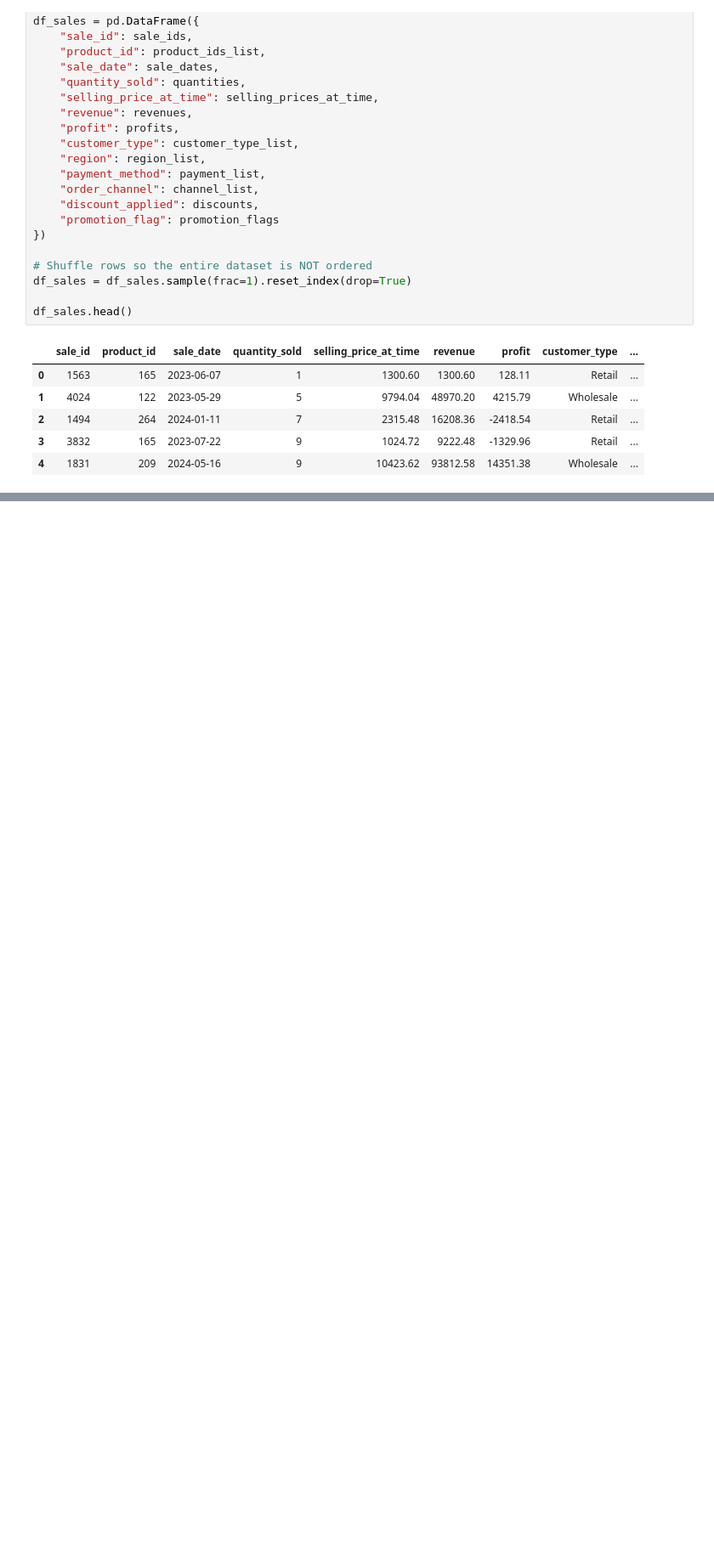
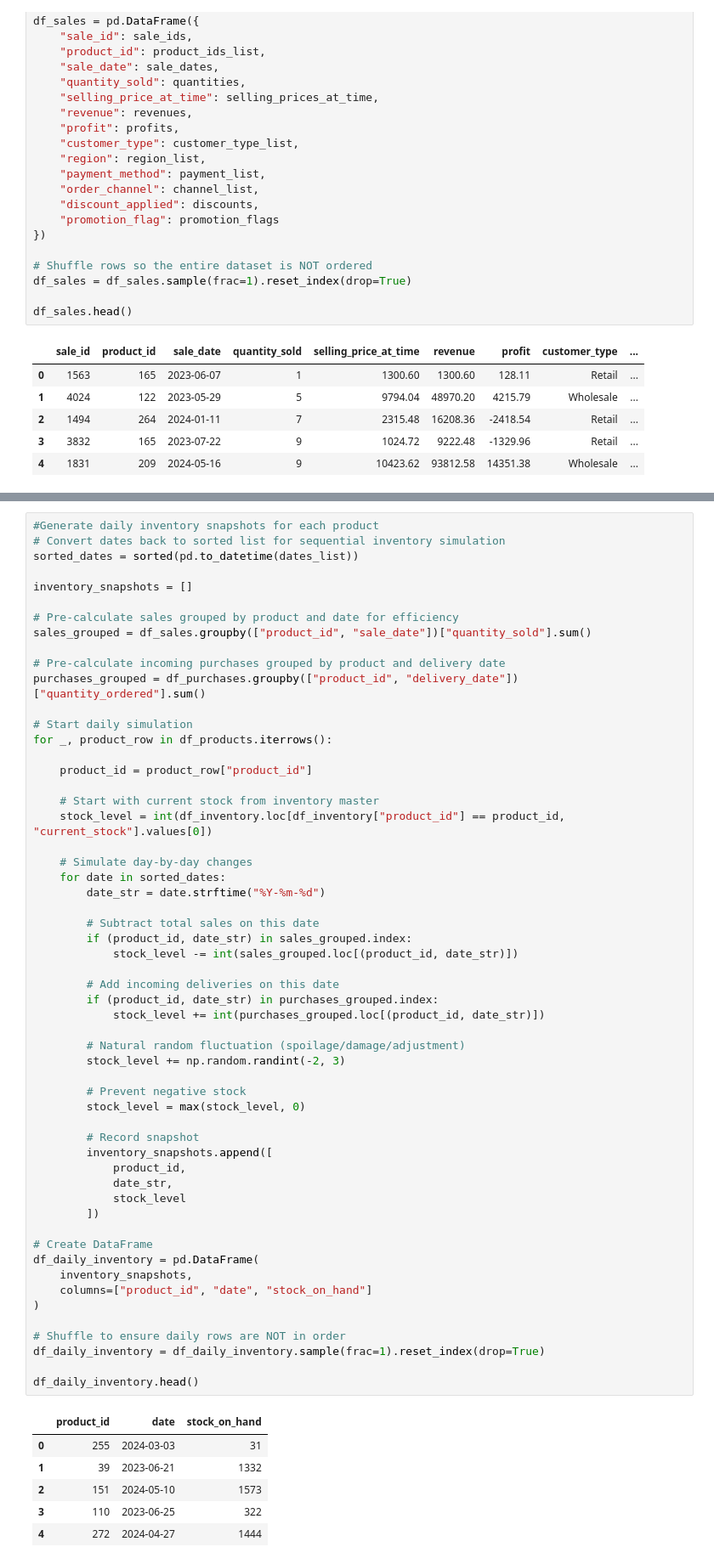
Before and after one commit to LinetLydia/Sales_and_Inventory_Forecasting_System, a Jupyter notebook: index.ipynb, the cells around one changed output, grey strips where cells are left out. Shown: that part at 85% size. Drawn from its saved outputs; the diff is of its cells as text; blank space fills up the shorter version.

```diff
--- a/index.ipynb
+++ b/index.ipynb
@@ -537,0 +716,63 @@ df_sales.head()
+# %%
+#Generate daily inventory snapshots for each product
+# Convert dates back to sorted list for sequential inventory simulation
+sorted_dates = sorted(pd.to_datetime(dates_list))
+
+inventory_snapshots = []
+
+# Pre-calculate sales grouped by product and date for efficiency
+sales_grouped = df_sales.groupby(["product_id", "sale_date"])["quantity_sold"].sum()
+
+# Pre-calculate incoming purchases grouped by product and delivery date
+purchases_grouped = df_purchases.groupby(["product_id", "delivery_date"])["quantity_ordered"].sum()
+
+# Start daily simulation
+for _, product_row in df_products.iterrows():
+
+    product_id = product_row["product_id"]
+
+    # Start with current stock from inventory master
+    stock_level = int(df_inventory.loc[df_inventory["product_id"] == product_id, "current_stock"].values[0])
+
+    # Simulate day-by-day changes
+    for date in sorted_dates:
+        date_str = date.strftime("%Y-%m-%d")
+
+        # Subtract total sales on this date
+        if (product_id, date_str) in sales_grouped.index:
+            stock_level -= int(sales_grouped.loc[(product_id, date_str)])
+
+        # Add incoming deliveries on this date
+        if (product_id, date_str) in purchases_grouped.index:
+            stock_level += int(purchases_grouped.loc[(product_id, date_str)])
+
+        # Natural random fluctuation (spoilage/damage/adjustment)
+        stock_level += np.random.randint(-2, 3)
+
+        # Prevent negative stock
+        stock_level = max(stock_level, 0)
+
+        # Record snapshot
+        inventory_snapshots.append([
+            product_id,
+            date_str,
+            stock_level
+        ])
+
+# Create DataFrame
+df_daily_inventory = pd.DataFrame(
+    inventory_snapshots,
+    columns=["product_id", "date", "stock_on_hand"]
+)
+
+# Shuffle to ensure daily rows are NOT in order
+df_daily_inventory = df_daily_inventory.sample(frac=1).reset_index(drop=True)
+
+df_daily_inventory.head()
+# %% [output]
+|  | product_id | date | stock_on_hand |
+| 0 | 255 | 2024-03-03 | 31 |
+| 1 | 39 | 2023-06-21 | 1332 |
+| 2 | 151 | 2024-05-10 | 1573 |
+| 3 | 110 | 2023-06-25 | 322 |
+| 4 | 272 | 2024-04-27 | 1444 |
```
Also changed, not shown: parts of 4 cells of this notebook.
